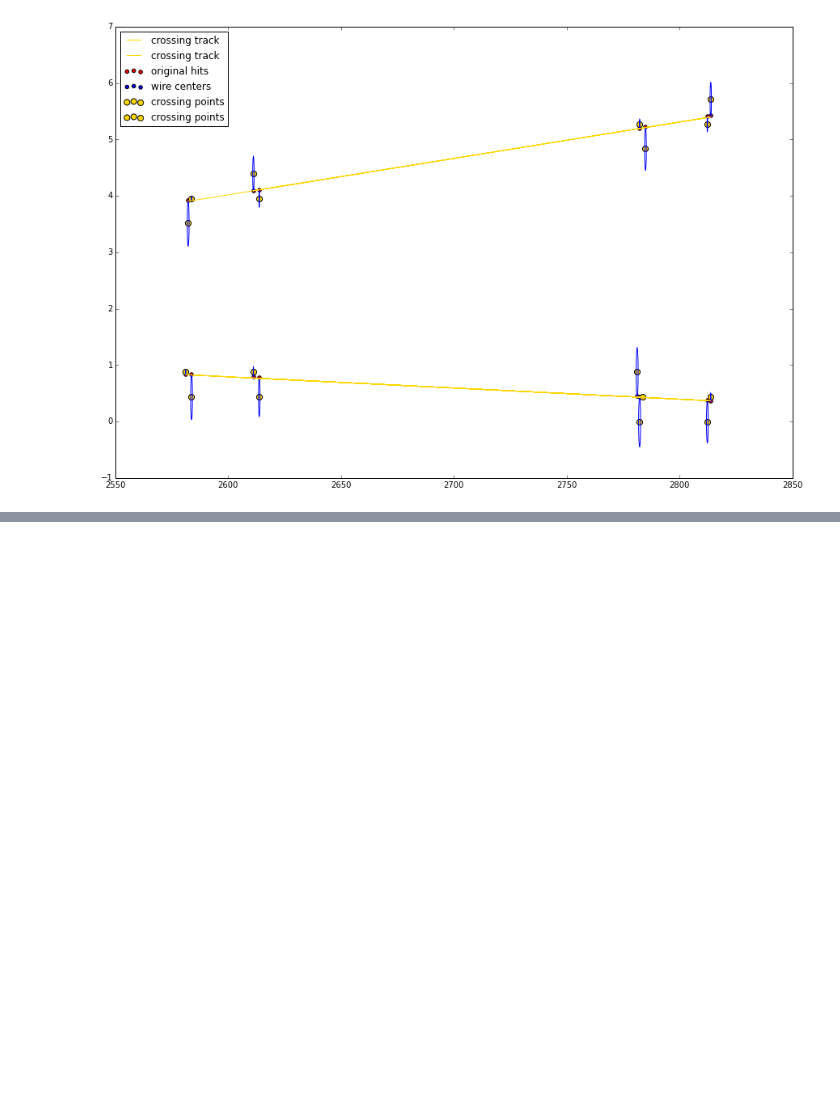
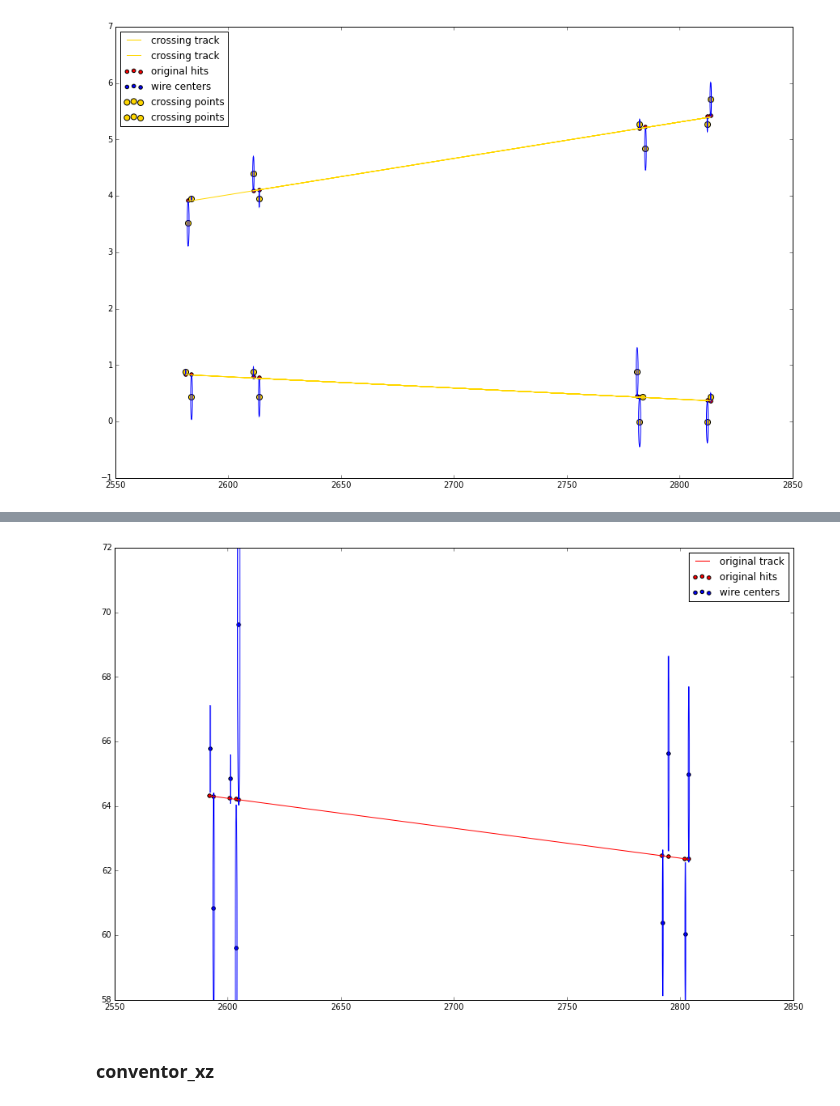
Before and after one commit to yandexdataschool/ship_tracks_recognition, a Jupyter notebook: base.ipynb, the cells around one changed output, grey strips where cells are left out. Saved outputs shown, nothing was run; the diff lists cells and outputs as text; code cells hidden in the pictures; blank space fills up the shorter version.

Commit message:
All stations and views.

```diff
--- a/base.ipynb
+++ b/base.ipynb
@@ -205,0 +211,7 @@ plt.show()
+# %%
+from UV_views import *
+event_id = 2
+event2 = all_hits[all_hits['event'] == event_id]
+
+event2 = modify_for_xz_analysis_1_2(event2)
+event2
@@ -205,0 +237,3 @@ plt.show()
+# %%
+track2 = event2[event2.TrackID == 3]
+track2
@@ -205,0 +254,5 @@ plt.show()
+# %%
+[plane_k, plane_b] = np.polyfit(track2.Z.values, track2.Y.values, 1)
+
+int_hits = get_xz(plane_k, plane_b, track2)
+int_hits
@@ -205,0 +271,30 @@ plt.show()
+# %%
+import matplotlib as mpl
+fig = plt.figure(figsize=(15,10))
+ax = fig.add_subplot(1, 1, 1)
+
+Wz = int_hits.Wz.values
+Wx = int_hits.Wx.values
+Z = int_hits.Z.values
+X = int_hits.X.values
+R = (int_hits.dist2Wire.values) / np.sin(5. * np.pi / 180.)
+StrwR = 0.5 * numpy.ones(shape=(Z.shape[0],))
+
+# originl track and hits
+plt.scatter(Z, X, c='r', label='original hits')
+plt.plot(Z, X, c='r', label='original track')
+
+# The wire centers and dist2wire
+plt.scatter(Wz, Wx, c='b', label='wire centers')
+for index in range(0, Z.shape[0]):
+    ellipse = mpl.patches.Ellipse(xy=(Wz[index], Wx[index]), width=2*R[index]*np.sin(5.*np.pi/180.),
+                                  height=2*R[index], color='b', fill=False)
+    ax.add_patch(ellipse)
+
+
+plt.legend(loc='best')
+plt.show()
+# %% [output]
+[figure, added]
+# %% [markdown]
+### conventor_xz
```
Also changed, not shown: parts of 50 cells of this notebook.
